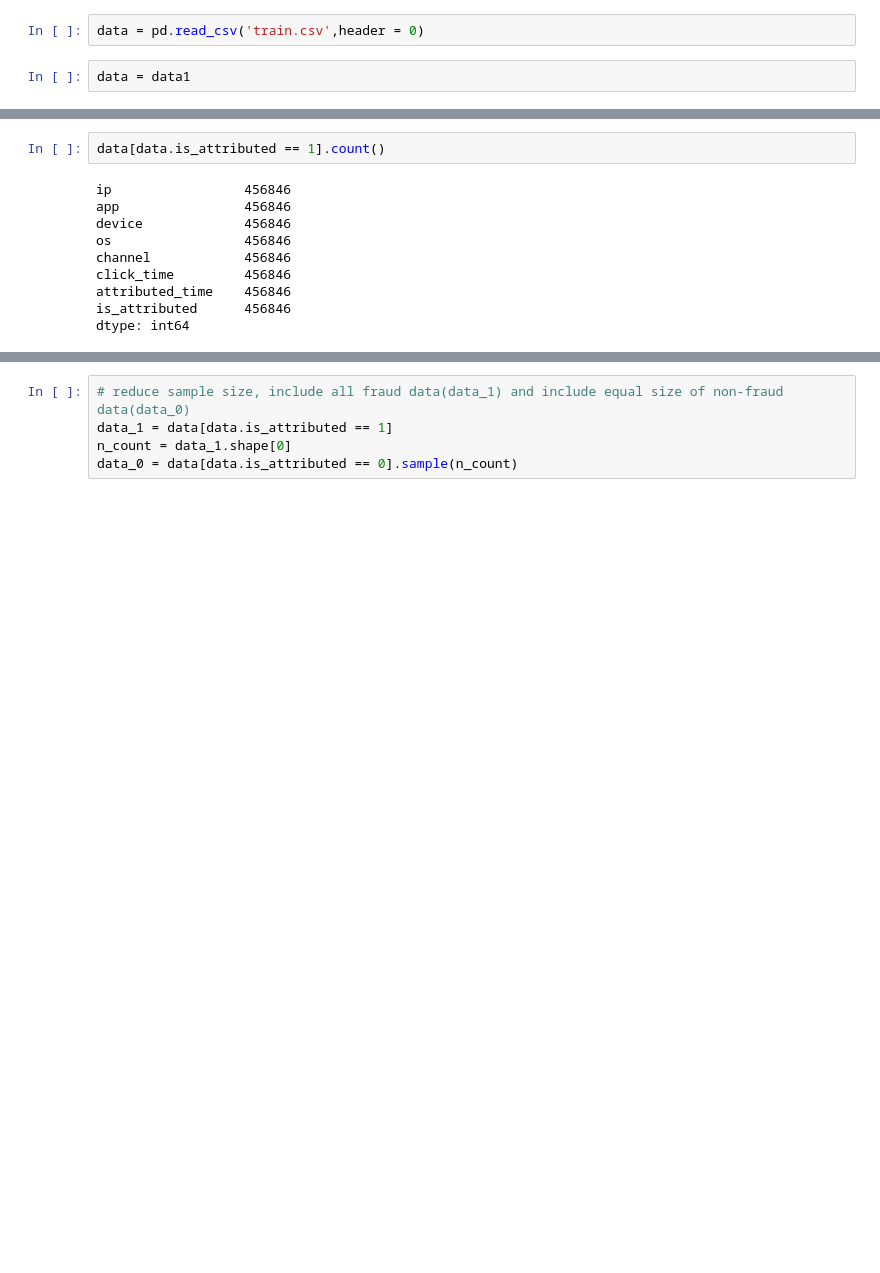
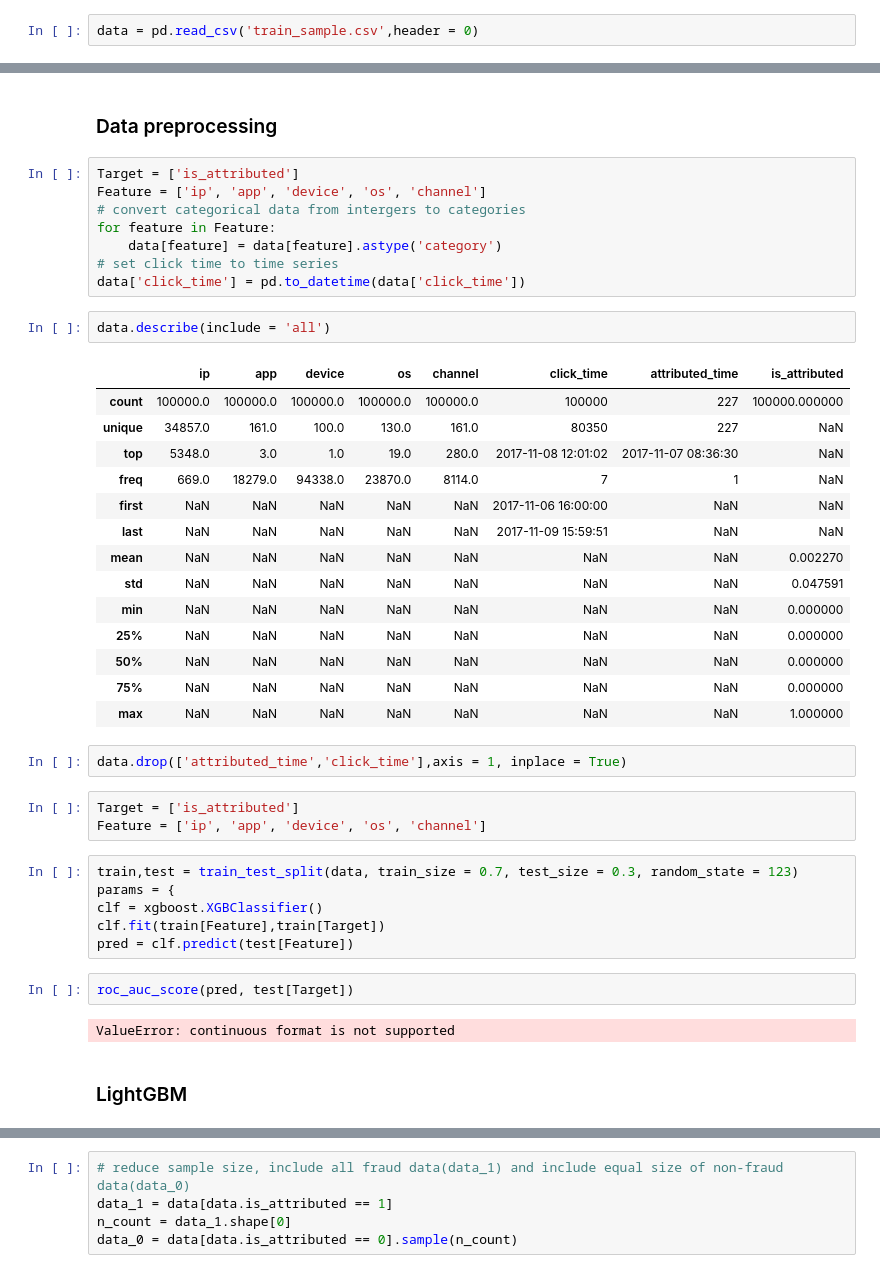
Before and after one commit to Sherrydhn/Kaggle-, a Jupyter notebook: Untitled.ipynb, the cells around one changed output, grey strips where cells are left out. Cells and saved outputs as stored; diff of their text form; blank space fills up the shorter version.

```diff
--- a/Untitled.ipynb
+++ b/Untitled.ipynb
@@ -6,7 +21,5 @@ import seaborn as sns
 # %%
-data = pd.read_csv('train.csv',header = 0)
+data = pd.read_csv('train_sample.csv',header = 0)
-# %%
-data = data1
 # %%
 print(data.info())
 # %% [output]
@@ -38,13 +51,45 @@ is_attributed              0
 dtype: int64
-# %%
-data[data.is_attributed == 1].count()
-# %% [output]
-ip                 456846
-app                456846
-device             456846
-os                 456846
-channel            456846
-click_time         456846
-attributed_time    456846
-is_attributed      456846
-dtype: int64
+# %% [markdown]
+### Data preprocessing
+# %%
+Target = ['is_attributed']
+Feature = ['ip', 'app', 'device', 'os', 'channel']
+# convert categorical data from intergers to categories
+for feature in Feature:
+    data[feature] = data[feature].astype('category')
+# set click time to time series
+data['click_time'] = pd.to_datetime(data['click_time'])
+# %%
+data.describe(include = 'all')
+# %% [output]
+|  | ip | app | device | os | channel | click_time | attributed_time | is_attributed |
+| count | 100000.0 | 100000.0 | 100000.0 | 100000.0 | 100000.0 | 100000 | 227 | 100000.000000 |
+| unique | 34857.0 | 161.0 | 100.0 | 130.0 | 161.0 | 80350 | 227 | NaN |
+| top | 5348.0 | 3.0 | 1.0 | 19.0 | 280.0 | 2017-11-08 12:01:02 | 2017-11-07 08:36:30 | NaN |
+| freq | 669.0 | 18279.0 | 94338.0 | 23870.0 | 8114.0 | 7 | 1 | NaN |
+| first | NaN | NaN | NaN | NaN | NaN | 2017-11-06 16:00:00 | NaN | NaN |
+| last | NaN | NaN | NaN | NaN | NaN | 2017-11-09 15:59:51 | NaN | NaN |
+| mean | NaN | NaN | NaN | NaN | NaN | NaN | NaN | 0.002270 |
+| std | NaN | NaN | NaN | NaN | NaN | NaN | NaN | 0.047591 |
+| min | NaN | NaN | NaN | NaN | NaN | NaN | NaN | 0.000000 |
+| 25% | NaN | NaN | NaN | NaN | NaN | NaN | NaN | 0.000000 |
+| 50% | NaN | NaN | NaN | NaN | NaN | NaN | NaN | 0.000000 |
+| 75% | NaN | NaN | NaN | NaN | NaN | NaN | NaN | 0.000000 |
+| max | NaN | NaN | NaN | NaN | NaN | NaN | NaN | 1.000000 |
+# %%
+data.drop(['attributed_time','click_time'],axis = 1, inplace = True)
+# %%
+Target = ['is_attributed']
+Feature = ['ip', 'app', 'device', 'os', 'channel']
+# %%
+train,test = train_test_split(data, train_size = 0.7, test_size = 0.3, random_state = 123)
+params = {
+clf = xgboost.XGBClassifier()
+clf.fit(train[Feature],train[Target])
+pred = clf.predict(test[Feature])
+# %%
+roc_auc_score(pred, test[Target])
+# %% [output]
+ValueError: continuous format is not supported
+# %% [markdown]
+### LightGBM
```
Also changed, not shown: parts of 19 cells of this notebook, 1 other file.
